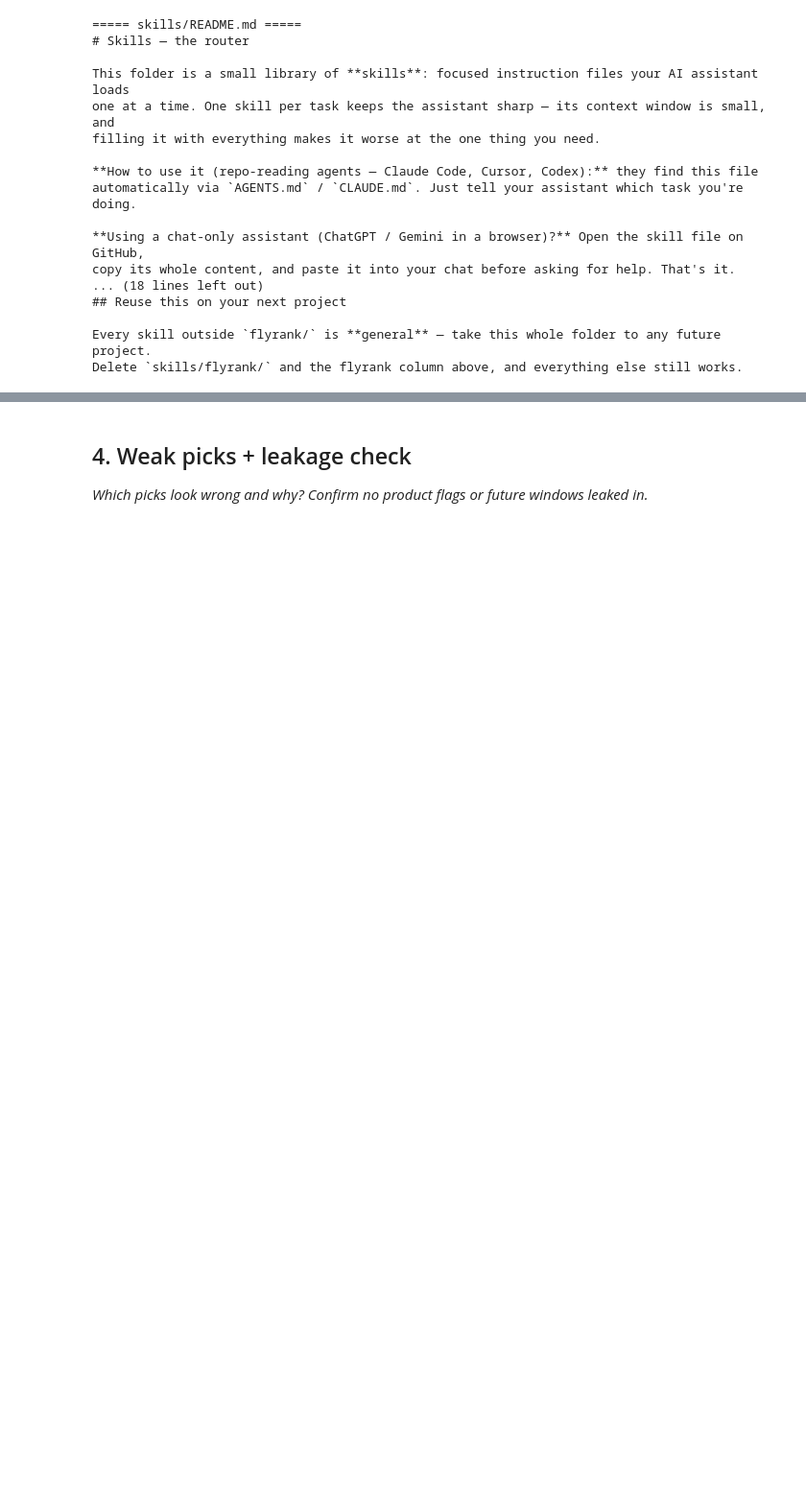
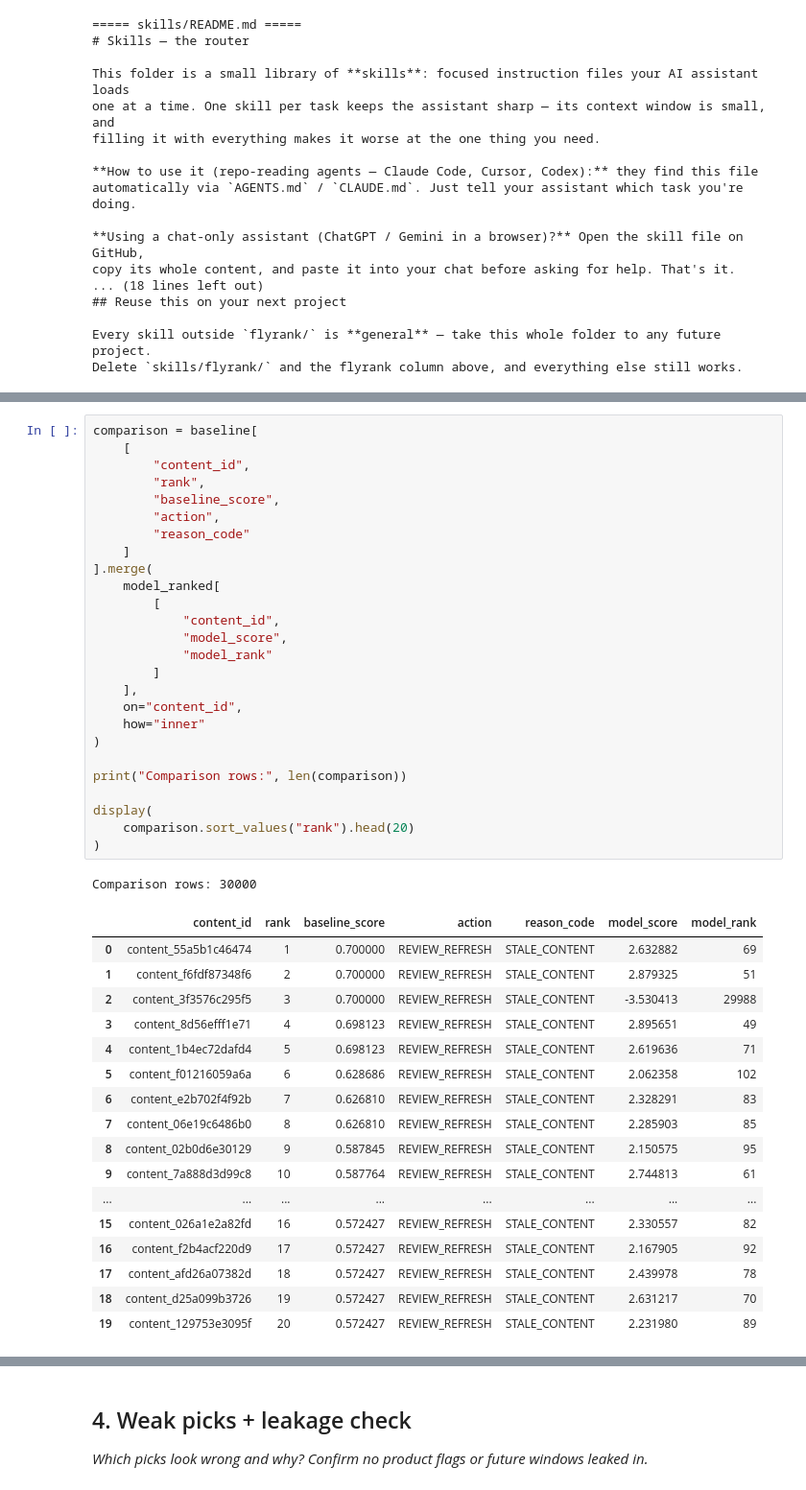
Before and after one commit to lucy96039/flyrank-ml-internship, a Jupyter notebook: work/notebooks/w04_baseline_score.ipynb, the cells around one changed output, grey strips where cells are left out. Shown at 96% size. Cells and saved outputs as stored; diff of their text form; blank space fills up the shorter version.

```diff
--- a/work/notebooks/w04_baseline_score.ipynb
+++ b/work/notebooks/w04_baseline_score.ipynb
@@ -91,0 +568,45 @@ Delete `skills/flyrank/` and the flyrank column above, and everything else still
+# %%
+comparison = baseline[
+    [
+        "content_id",
+        "rank",
+        "baseline_score",
+        "action",
+        "reason_code"
+    ]
+].merge(
+    model_ranked[
+        [
+            "content_id",
+            "model_score",
+            "model_rank"
+        ]
+    ],
+    on="content_id",
+    how="inner"
+)
+
+print("Comparison rows:", len(comparison))
+
+display(
+    comparison.sort_values("rank").head(20)
+)
+# %% [output]
+Comparison rows: 30000
+|  | content_id | rank | baseline_score | action | reason_code | model_score | model_rank |
+| 0 | content_55a5b1c46474 | 1 | 0.700000 | REVIEW_REFRESH | STALE_CONTENT | 2.632882 | 69 |
+| 1 | content_f6fdf87348f6 | 2 | 0.700000 | REVIEW_REFRESH | STALE_CONTENT | 2.879325 | 51 |
+| 2 | content_3f3576c295f5 | 3 | 0.700000 | REVIEW_REFRESH | STALE_CONTENT | -3.530413 | 29988 |
+| 3 | content_8d56efff1e71 | 4 | 0.698123 | REVIEW_REFRESH | STALE_CONTENT | 2.895651 | 49 |
+| 4 | content_1b4ec72dafd4 | 5 | 0.698123 | REVIEW_REFRESH | STALE_CONTENT | 2.619636 | 71 |
+| 5 | content_f01216059a6a | 6 | 0.628686 | REVIEW_REFRESH | STALE_CONTENT | 2.062358 | 102 |
+| 6 | content_e2b702f4f92b | 7 | 0.626810 | REVIEW_REFRESH | STALE_CONTENT | 2.328291 | 83 |
+| 7 | content_06e19c6486b0 | 8 | 0.626810 | REVIEW_REFRESH | STALE_CONTENT | 2.285903 | 85 |
+| 8 | content_02b0d6e30129 | 9 | 0.587845 | REVIEW_REFRESH | STALE_CONTENT | 2.150575 | 95 |
+| 9 | content_7a888d3d99c8 | 10 | 0.587764 | REVIEW_REFRESH | STALE_CONTENT | 2.744813 | 61 |
+| ... | ... | ... | ... | ... | ... | ... | ... |
+| 15 | content_026a1e2a82fd | 16 | 0.572427 | REVIEW_REFRESH | STALE_CONTENT | 2.330557 | 82 |
+| 16 | content_f2b4acf220d9 | 17 | 0.572427 | REVIEW_REFRESH | STALE_CONTENT | 2.167905 | 92 |
+| 17 | content_afd26a07382d | 18 | 0.572427 | REVIEW_REFRESH | STALE_CONTENT | 2.439978 | 78 |
+| 18 | content_d25a099b3726 | 19 | 0.572427 | REVIEW_REFRESH | STALE_CONTENT | 2.631217 | 70 |
+| 19 | content_129753e3095f | 20 | 0.572427 | REVIEW_REFRESH | STALE_CONTENT | 2.231980 | 89 |
```
Also changed, not shown: parts of 27 cells of this notebook.
